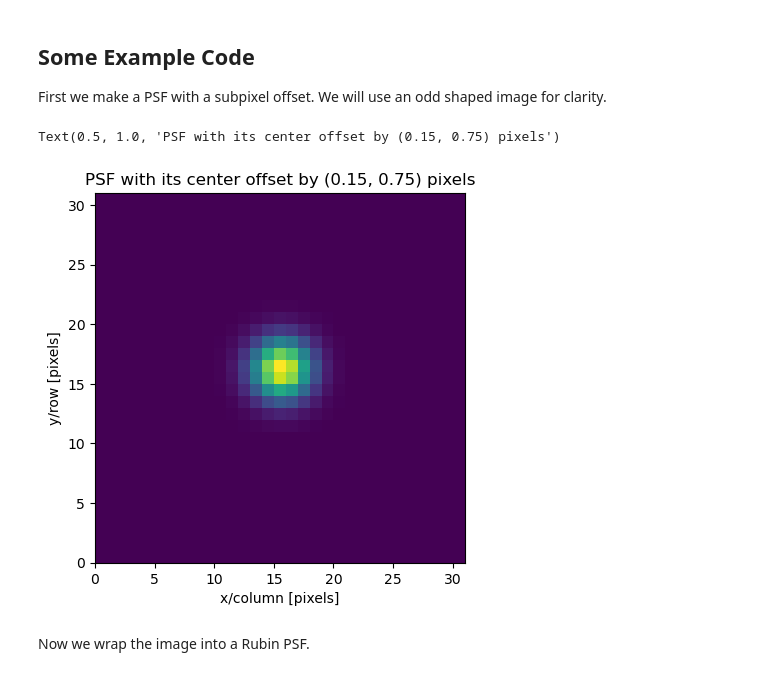
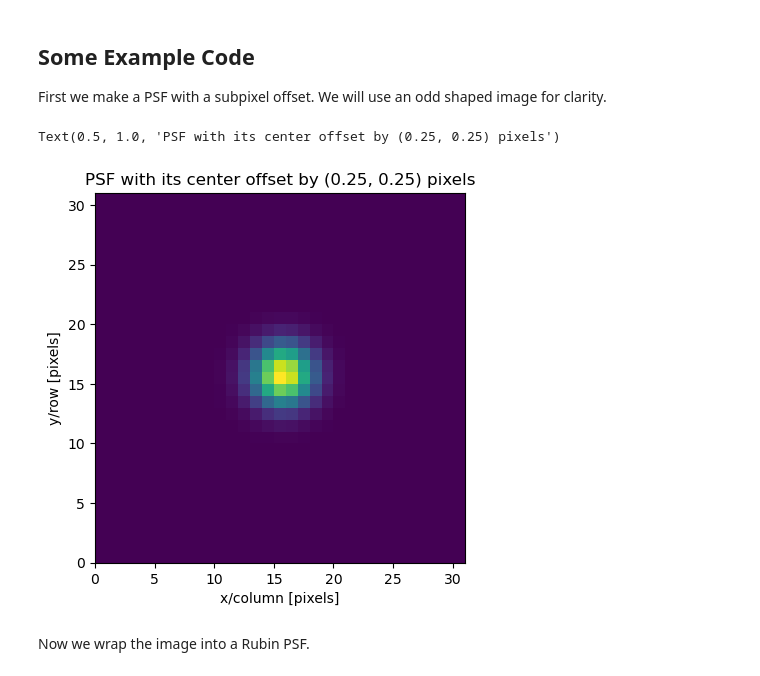
Before and after one commit to beckermr/misc, a Jupyter notebook: work/2025_10_16_kernel_psf_rubin_dm/example.ipynb, the cells around one changed output. Drawn from its saved outputs; the diff is of its cells as text; code cells hidden in the pictures.

```diff
--- a/work/2025_10_16_kernel_psf_rubin_dm/example.ipynb
+++ b/work/2025_10_16_kernel_psf_rubin_dm/example.ipynb
@@ -105,19 +105,19 @@ Answer: TL;DR - My understanding is that the `KernelPSF` class can be used to ho
 
 First we make a PSF with a subpixel offset. We will use an odd shaped image for clarity.
 # %%
-offset = (0.15, 0.75)
+offset = (0.25, 0.25)
 
 im = galsim.Gaussian(fwhm=0.8).drawImage(nx=31, ny=31, scale=0.2, offset=offset).array.astype(np.float64)
 
 fig, axs = plt.subplots()
 axs.pcolormesh(im)
 axs.set_aspect("equal")
 axs.set_xlabel("x/column [pixels]")
 axs.set_ylabel("y/row [pixels]")
 axs.set_title("PSF with its center offset by (%0.2f, %0.2f) pixels" % offset)
 # %% [output]
-Text(0.5, 1.0, 'PSF with its center offset by (0.15, 0.75) pixels')
+Text(0.5, 1.0, 'PSF with its center offset by (0.25, 0.25) pixels')
-[figure, old version]
+[figure, new version]
 # %% [markdown]
 Now we wrap the image into a Rubin PSF.
 # %%
```
Also changed, not shown: parts of 2 cells of this notebook.
